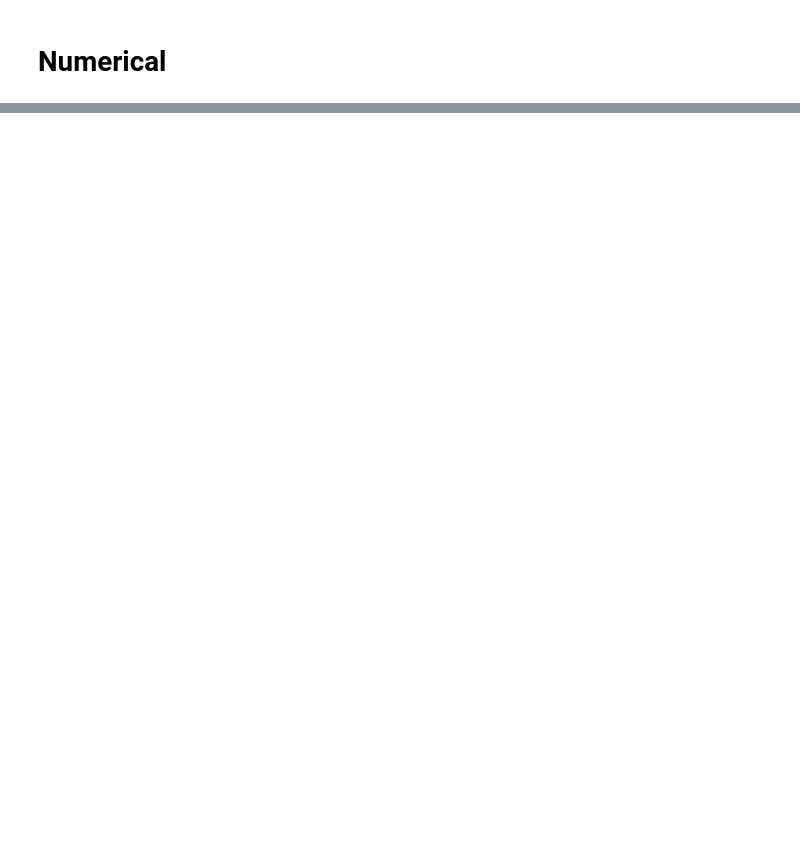
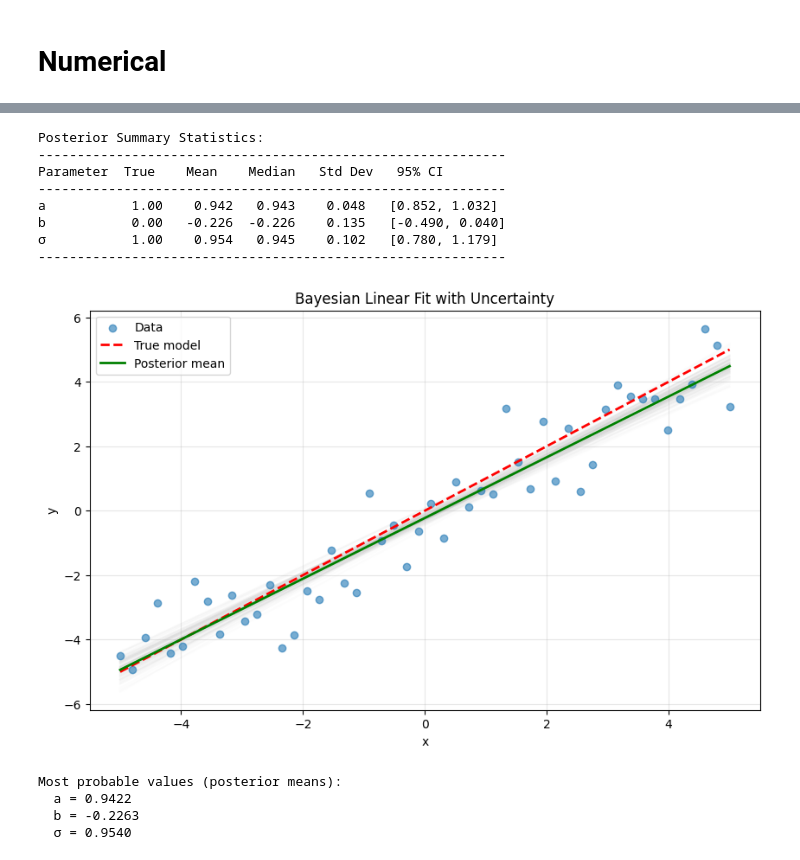
Before and after one commit to MELAI-1/MY-PROJECT, a Jupyter notebook: MCMC/Melvin_MC4ML_Assignment_02.ipynb, the cells around one changed output, grey strips where cells are left out. Drawn from its saved outputs; the diff is of its cells as text; code cells hidden in the pictures; blank space fills up the shorter version.

```diff
--- a/MCMC/Melvin_MC4ML_Assignment_02.ipynb
+++ b/MCMC/Melvin_MC4ML_Assignment_02.ipynb
@@ -1126,0 +634,54 @@ plt.show()
+# %%
+# Summary statistics
+print("\nPosterior Summary Statistics:")
+print("-" * 60)
+print(f"Parameter  True    Mean    Median   Std Dev   95% CI")
+print("-" * 60)
+print(f"a          {a_true:5.2f}   {np.mean(samples_a):6.3f}  {np.median(samples_a):6.3f}   "
+      f"{np.std(samples_a):6.3f}   [{np.percentile(samples_a, 2.5):.3f}, {np.percentile(samples_a, 97.5):.3f}]")
+print(f"b          {b_true:5.2f}   {np.mean(samples_b):6.3f}  {np.median(samples_b):6.3f}   "
+      f"{np.std(samples_b):6.3f}   [{np.percentile(samples_b, 2.5):.3f}, {np.percentile(samples_b, 97.5):.3f}]")
+print(f"σ          {sigma_true:5.2f}   {np.mean(samples_sigma):6.3f}  {np.median(samples_sigma):6.3f}   "
+      f"{np.std(samples_sigma):6.3f}   [{np.percentile(samples_sigma, 2.5):.3f}, {np.percentile(samples_sigma, 97.5):.3f}]")
+print("-" * 60)
+
+# Plot predicted vs actual with uncertainty
+plt.figure(figsize=(10, 6))
+plt.scatter(x_data, y_data, alpha=0.6, label='Data', zorder=3)
+plt.plot(x_data, a_true * x_data + b_true, 'r--', linewidth=2, label='True model', zorder=4)
+
+# Use posterior samples to show uncertainty
+n_samples_plot = 100
+for i in np.random.choice(len(samples_a), n_samples_plot):
+    y_pred = samples_a[i] * x_data + samples_b[i]
+    plt.plot(x_data, y_pred, 'gray', alpha=0.02, zorder=1)
+
+# Mean prediction
+y_pred_mean = np.mean(samples_a) * x_data + np.mean(samples_b)
+plt.plot(x_data, y_pred_mean, 'g-', linewidth=2, label='Posterior mean', zorder=5)
+
+plt.xlabel('x')
+plt.ylabel('y')
+plt.title('Bayesian Linear Fit with Uncertainty')
+plt.legend()
+plt.grid(True, alpha=0.3)
+plt.show()
+
+print("\nMost probable values (posterior means):")
+print(f"  a = {np.mean(samples_a):.4f}")
+print(f"  b = {np.mean(samples_b):.4f}")
+print(f"  σ = {np.mean(samples_sigma):.4f}")
+# %% [output]
+Posterior Summary Statistics:
+------------------------------------------------------------
+Parameter  True    Mean    Median   Std Dev   95% CI
+------------------------------------------------------------
+a           1.00    0.942   0.943    0.048   [0.852, 1.032]
+b           0.00   -0.226  -0.226    0.135   [-0.490, 0.040]
+σ           1.00    0.954   0.945    0.102   [0.780, 1.179]
+------------------------------------------------------------
+[figure, added]
+Most probable values (posterior means):
+  a = 0.9422
+  b = -0.2263
+  σ = 0.9540
```
Also changed, not shown: parts of 73 cells of this notebook.
